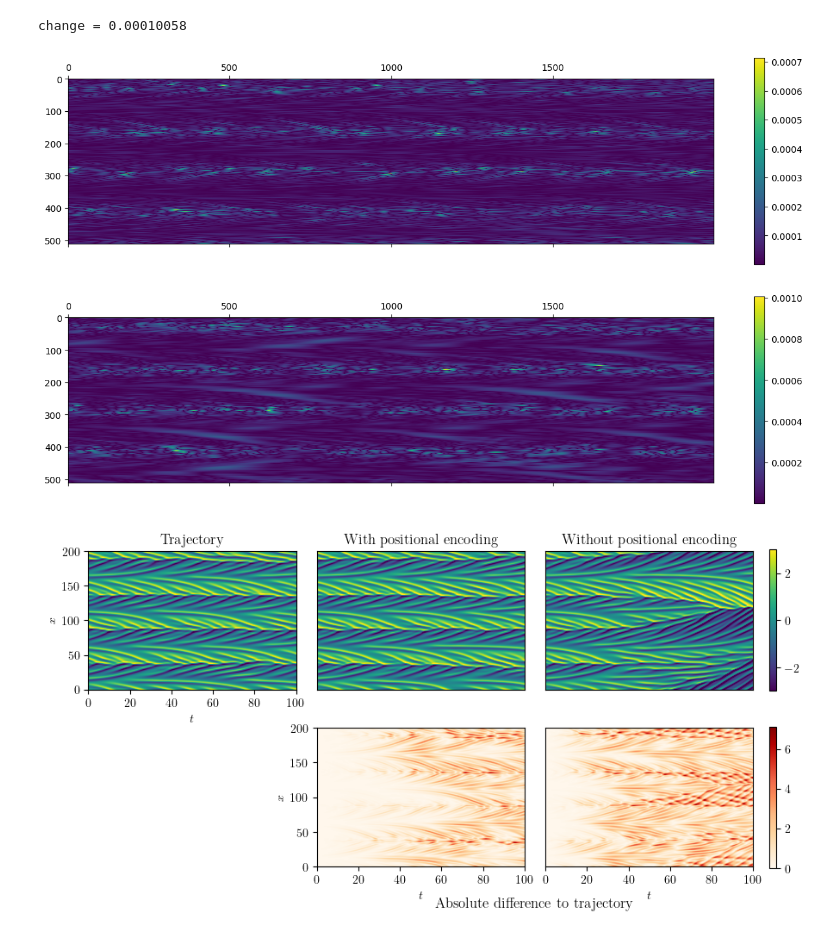
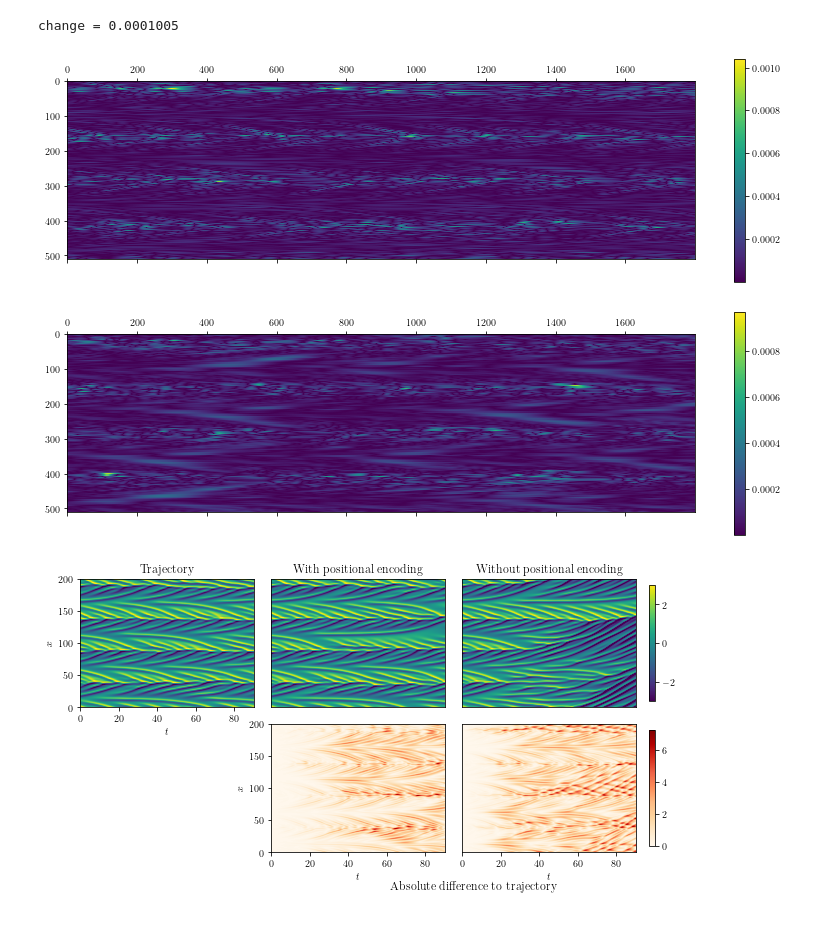
Before and after one commit to graps1/ELM-PDEs, a Jupyter notebook: ks1d/ks1d_inhomogeneous.ipynb, the cells around one changed output. Cells and saved outputs as stored; diff of their text form; code cells hidden in the pictures.

```diff
--- a/ks1d/ks1d_inhomogeneous.ipynb
+++ b/ks1d/ks1d_inhomogeneous.ipynb
@@ -6,3 +6,4 @@ from model import Dataset, ELM1D
 
 dt = .05
 L = 200
+D_all = next(iter(Dataset('ks1d_inhomogeneous.npy')))
@@ -9,4 +11,0 @@ L = 200
-# %%
-D_all = torch.cat(list(Dataset('ks1d_inhomogeneous.npy')),dim=0)
-plt.colorbar(plt.imshow(D_all.T.numpy(), aspect=10))
-plt.show()
@@ -15,33 +12,31 @@ plt.show()
 # %%
-D_train = D_all[1000:-2000,...]
-D_test = D_all[-2000:,...]
+D_train = D_all[:201,...]
+D_test = D_all[201:,...]
 
 maxval, minval = D_train.max(), D_train.min()
 normalize = lambda x: (x-minval)/(maxval-minval)
 denormalize = lambda x: x*(maxval-minval)+minval
 
 D_train = normalize(D_train)
 D_test = normalize(D_test)
 
-model_hom = ELM1D(7, 4, 200, 0)
-model_inhom = ELM1D(7, 4, 200, 3)
+model_hom = ELM1D(7, 4, 150, 0)
+model_inhom = ELM1D(7, 4, 150, 3)
 model_hom.train([D_train], stopping_threshold=1e-4, noise=1e-4)
 model_inhom.train([D_train], stopping_threshold=1e-4, noise=1e-4)
 
 I = torch.randint(D_test.shape[0]-1,(1000,))
 X_test = D_test[:-1,...]
 Y_test = D_test[1:,...]
 
 plt.colorbar(plt.matshow((model_inhom(X_test).detach()-Y_test).abs().T.numpy()))
 plt.show()
 plt.colorbar(plt.matshow((model_hom(X_test).detach()-Y_test).abs().T.numpy()))
 plt.show()
-# plt.hist(model_inhom.lout.weight.data.flatten())
-# plt.show()
 # %% [output]
-change = 0.00010058
+change = 0.0001005
-[figure, old version]
+[figure, new version]
-[figure, old version]
+[figure, new version]
 # %%
 M, N = D_test.shape
 V_preds = []
@@ -93,4 +88,4 @@ im0 = ax_top[0].imshow(denormalize(D_test).T.numpy(), vmax=3, vmin=-3, aspect=as
 plt.savefig("plots/ks1d_inhomogeneous.pdf", format="pdf", bbox_inches="tight")
 plt.show()
 # %% [output]
-[figure, old version]
+[figure, new version]
```
Also changed, not shown: parts of 2 cells of this notebook, 27 other files.
